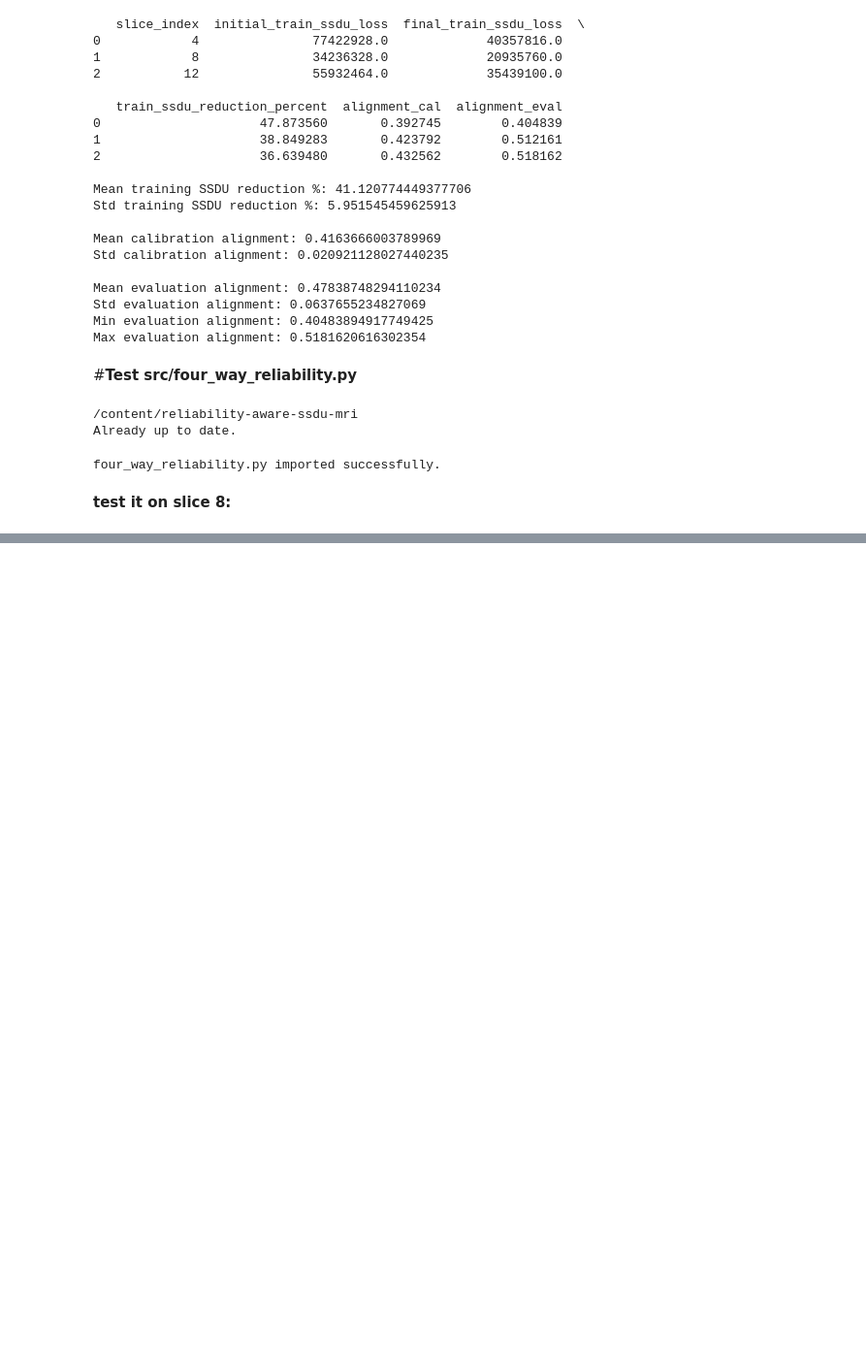
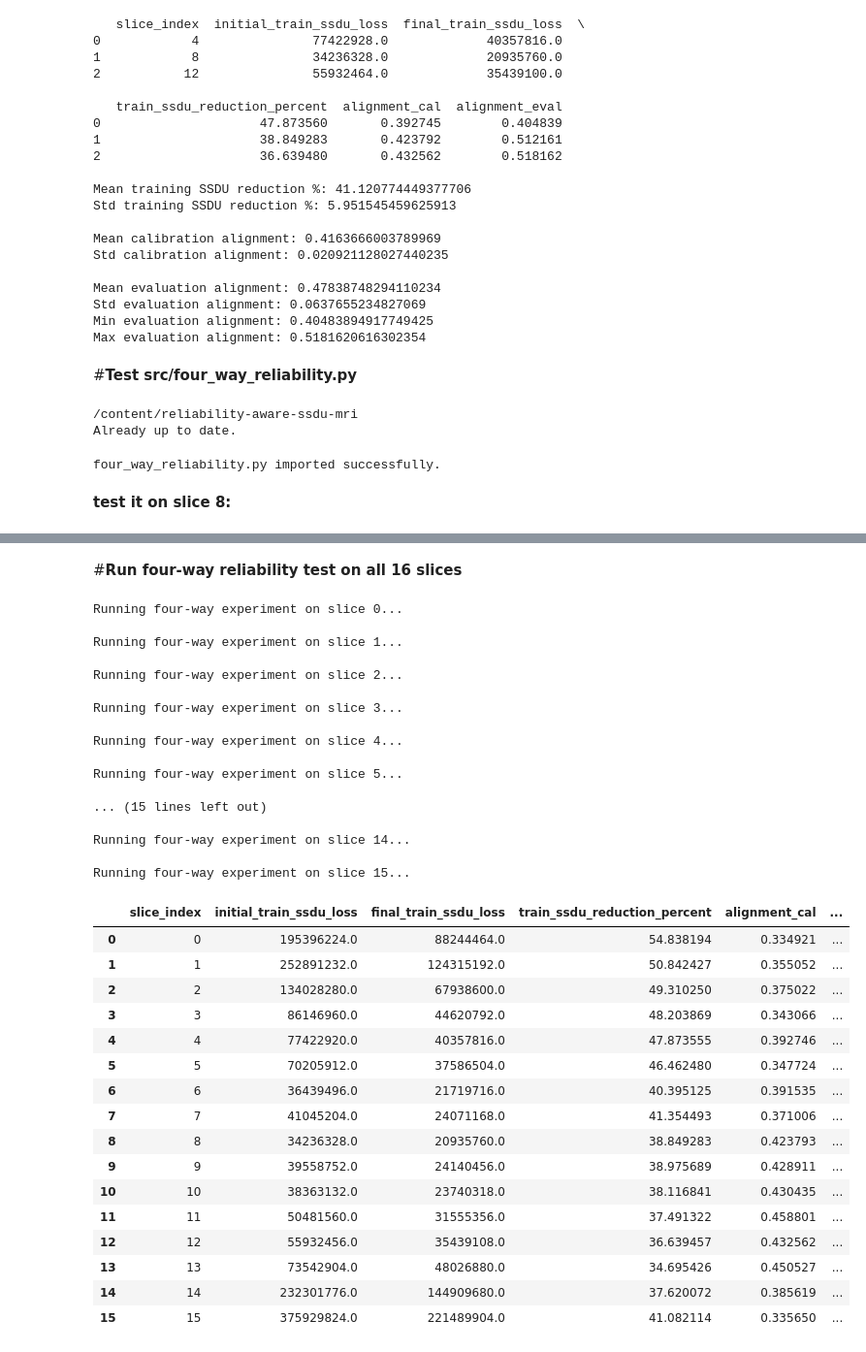
Before and after one commit to SILAS-RANSFORD-OSEI/reliability-aware-ssdu-mri, a Jupyter notebook: notebooks/03_multi_slice_reliability_check.ipynb, the cells around one changed output, grey strips where cells are left out. Shown at 97% size. Saved outputs shown, nothing was run; the diff lists cells and outputs as text; code cells hidden in the pictures; blank space fills up the shorter version.

Commit message:
Update notebook with all-slice four-way reliability results

```diff
--- a/notebooks/03_multi_slice_reliability_check.ipynb
+++ b/notebooks/03_multi_slice_reliability_check.ipynb
@@ -891,0 +876,72 @@ Evaluation alignment: 0.5121614380155773
+# %% [markdown]
+#**Run four-way reliability test on all 16 slices**
+# %%
+all_slice_results = []
+
+for slice_index in range(kspace.shape[0]):
+    print(f"\nRunning four-way experiment on slice {slice_index}...")
+
+    result = run_four_way_reliability_experiment(
+        kspace=kspace,
+        mask=mask,
+        slice_index=slice_index,
+        coil_index=0,
+        train_fraction=0.2,
+        cal_fraction=0.1,
+        eval_fraction=0.1,
+        split_seed=42,
+        model_seed=0,
+        num_steps=50,
+        num_samples=8,
+        features=16,
+        dropout_p=0.1,
+        lr=1e-4,
+        lambda_img=1e7,
+    )
+
+    all_slice_results.append({
+        "slice_index": slice_index,
+        "initial_train_ssdu_loss": result["initial_train_ssdu_loss"],
+        "final_train_ssdu_loss": result["final_train_ssdu_loss"],
+        "train_ssdu_reduction_percent": result["train_ssdu_reduction_percent"],
+        "alignment_cal": result["alignment_cal"],
+        "alignment_eval": result["alignment_eval"],
+    })
+
+all_slice_df = pd.DataFrame(all_slice_results)
+all_slice_df
+# %% [output]
+Running four-way experiment on slice 0...
+
+Running four-way experiment on slice 1...
+
+Running four-way experiment on slice 2...
+
+Running four-way experiment on slice 3...
+
+Running four-way experiment on slice 4...
+
+Running four-way experiment on slice 5...
+
+... (15 lines left out)
+
+Running four-way experiment on slice 14...
+
+Running four-way experiment on slice 15...
+|  | slice_index | initial_train_ssdu_loss | final_train_ssdu_loss | train_ssdu_reduction_percent | alignment_cal | ... |
+| 0 | 0 | 195396224.0 | 88244464.0 | 54.838194 | 0.334921 | ... |
+| 1 | 1 | 252891232.0 | 124315192.0 | 50.842427 | 0.355052 | ... |
+| 2 | 2 | 134028280.0 | 67938600.0 | 49.310250 | 0.375022 | ... |
+| 3 | 3 | 86146960.0 | 44620792.0 | 48.203869 | 0.343066 | ... |
+| 4 | 4 | 77422920.0 | 40357816.0 | 47.873555 | 0.392746 | ... |
+| 5 | 5 | 70205912.0 | 37586504.0 | 46.462480 | 0.347724 | ... |
+| 6 | 6 | 36439496.0 | 21719716.0 | 40.395125 | 0.391535 | ... |
+| 7 | 7 | 41045204.0 | 24071168.0 | 41.354493 | 0.371006 | ... |
+| 8 | 8 | 34236328.0 | 20935760.0 | 38.849283 | 0.423793 | ... |
+| 9 | 9 | 39558752.0 | 24140456.0 | 38.975689 | 0.428911 | ... |
+| 10 | 10 | 38363132.0 | 23740318.0 | 38.116841 | 0.430435 | ... |
+| 11 | 11 | 50481560.0 | 31555356.0 | 37.491322 | 0.458801 | ... |
+| 12 | 12 | 55932456.0 | 35439108.0 | 36.639457 | 0.432562 | ... |
+| 13 | 13 | 73542904.0 | 48026880.0 | 34.695426 | 0.450527 | ... |
+| 14 | 14 | 232301776.0 | 144909680.0 | 37.620072 | 0.385619 | ... |
+| 15 | 15 | 375929824.0 | 221489904.0 | 41.082114 | 0.335650 | ... |
```
Also changed, not shown: parts of 5 cells of this notebook.
